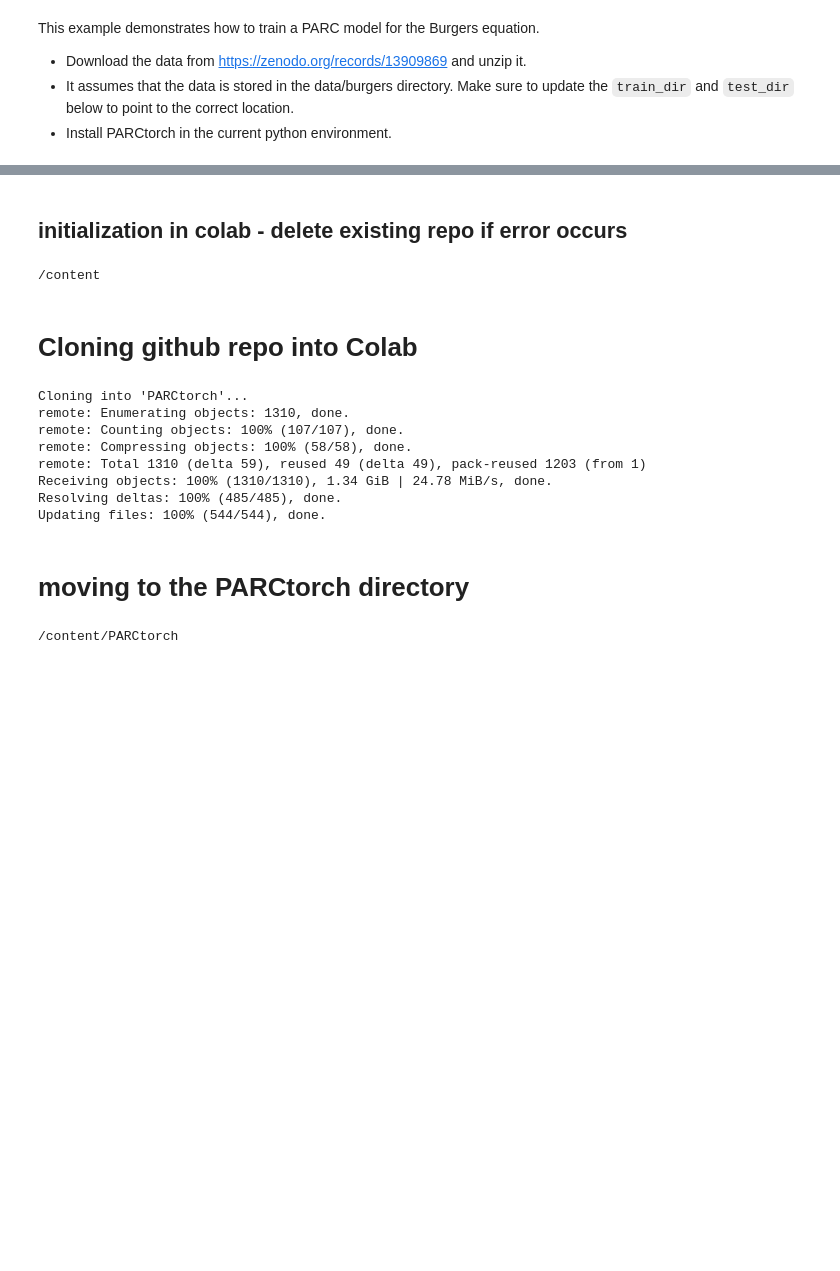
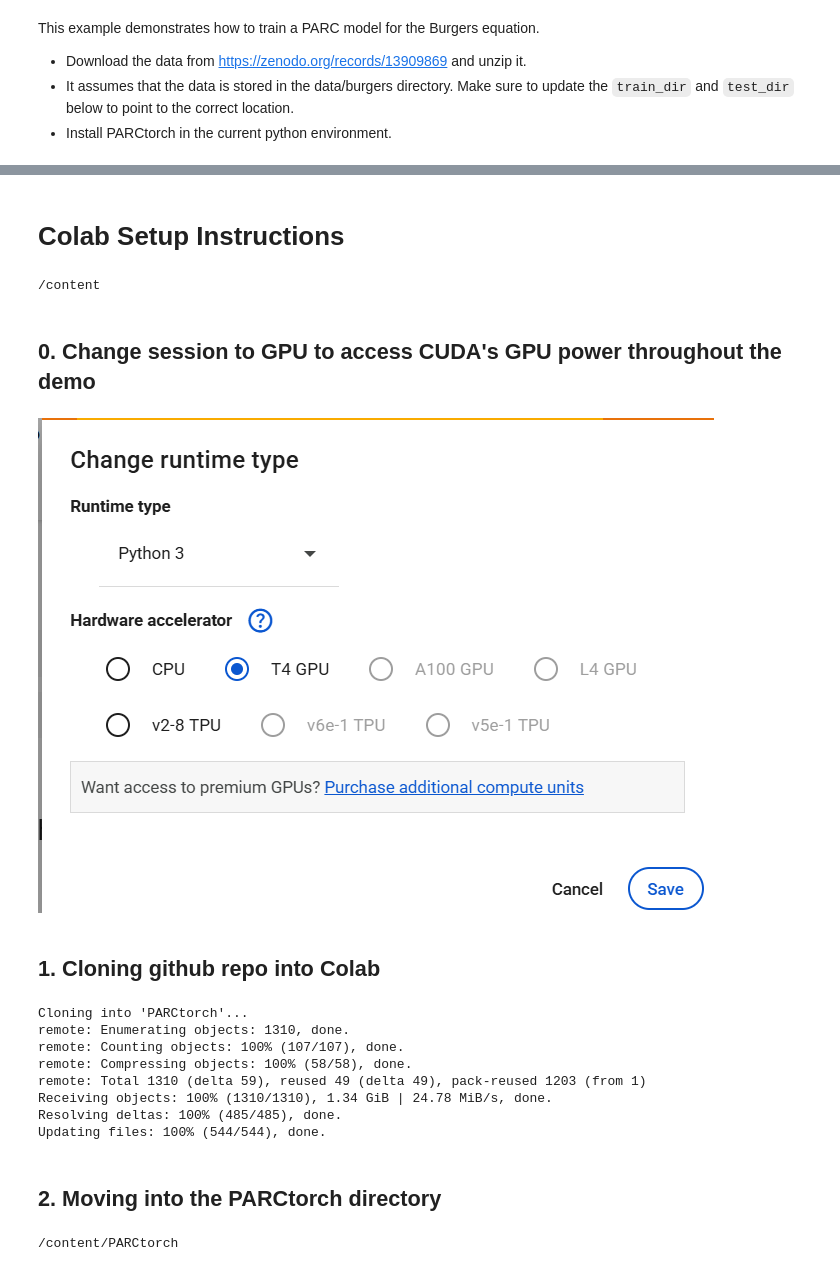
Before and after one commit to baeklab/PARCtorch, a Jupyter notebook: PARCtorch/demos/Burgers.ipynb, the cells around one changed output, grey strips where cells are left out. Drawn from its saved outputs; the diff is of its cells as text; code cells hidden in the pictures; blank space fills up the shorter version.

```diff
--- a/PARCtorch/demos/Burgers.ipynb
+++ b/PARCtorch/demos/Burgers.ipynb
@@ -10,13 +21,21 @@ This example demonstrates how to train a PARC model for the Burgers equation.
 # %% [markdown]
-## initialization in colab - delete existing repo if error occurs
+# Colab Setup Instructions
 # %%
 !rm -rf PARCtorch/
 # %%
 %cd /content
 # %% [output]
 /content
+# %% [markdown]
+## 0. Change session to GPU to access CUDA's GPU power throughout the demo
+# %%
+from IPython.display import Image, display
+
+display(Image('change_session.png'))
+# %% [output]
+[figure, added]
 # %% [markdown]
-# Cloning github repo into Colab
+## 1. Cloning github repo into Colab
 # %%
 !git clone https://github.com/JuneWayne/PARCtorch.git
 # %% [output]
@@ -29,7 +48,7 @@ Receiving objects: 100% (1310/1310), 1.34 GiB | 24.78 MiB/s, done.
 Resolving deltas: 100% (485/485), done.
 Updating files: 100% (544/544), done.
 # %% [markdown]
-# moving to the PARCtorch directory
+## 2. Moving into the PARCtorch directory
 # %%
 %cd PARCtorch/
 # %% [output]
```
Also changed, not shown: parts of 6 cells of this notebook.
